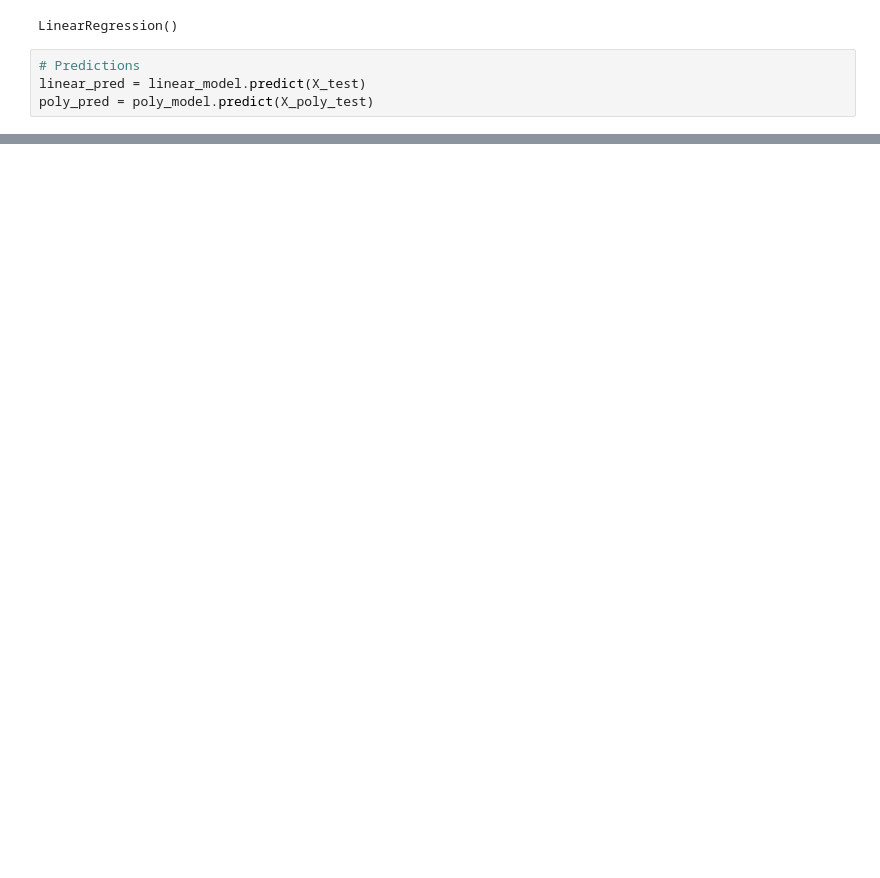
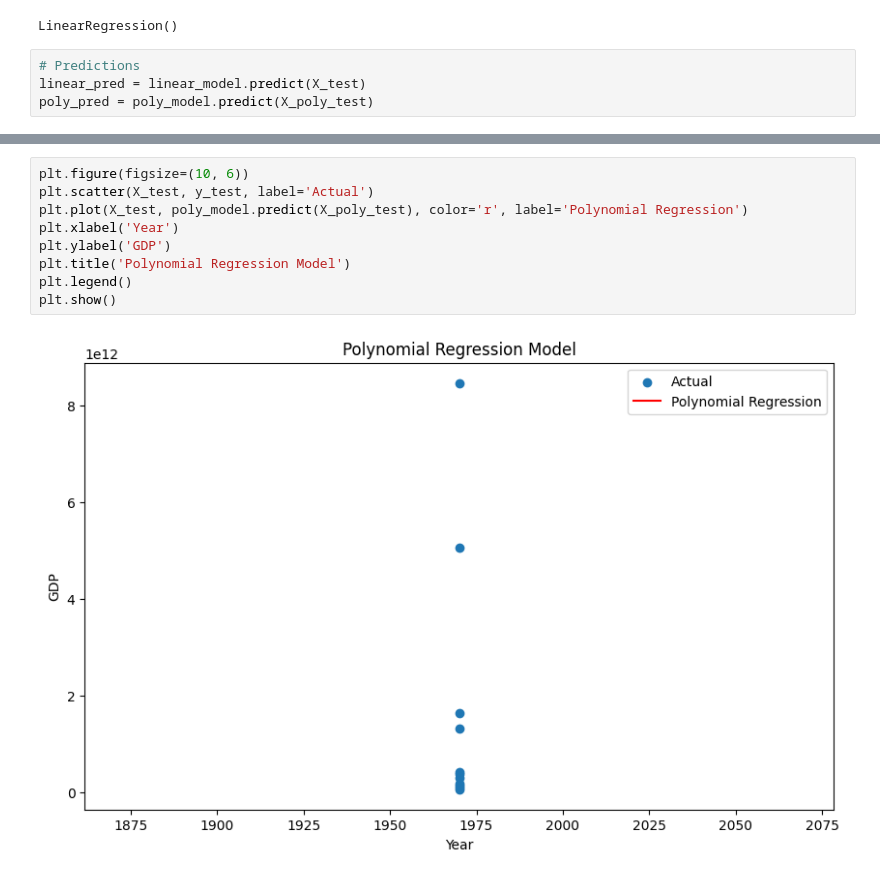
Before and after one commit to zachary013/ml-labs, a Jupyter notebook: atelier1/notebooks/partie4_regression_polynomiale.ipynb, the cells around one changed output, grey strips where cells are left out. Drawn from its saved outputs; the diff is of its cells as text; blank space fills up the shorter version.

```diff
--- a/atelier1/notebooks/partie4_regression_polynomiale.ipynb
+++ b/atelier1/notebooks/partie4_regression_polynomiale.ipynb
@@ -85,0 +51,11 @@ MAE: 1.74e+12
+# %%
+plt.figure(figsize=(10, 6))
+plt.scatter(X_test, y_test, label='Actual')
+plt.plot(X_test, poly_model.predict(X_poly_test), color='r', label='Polynomial Regression')
+plt.xlabel('Year')
+plt.ylabel('GDP')
+plt.title('Polynomial Regression Model')
+plt.legend()
+plt.show()
+# %% [output]
+[figure, added]
```
Also changed, not shown: parts of 5 cells of this notebook.
